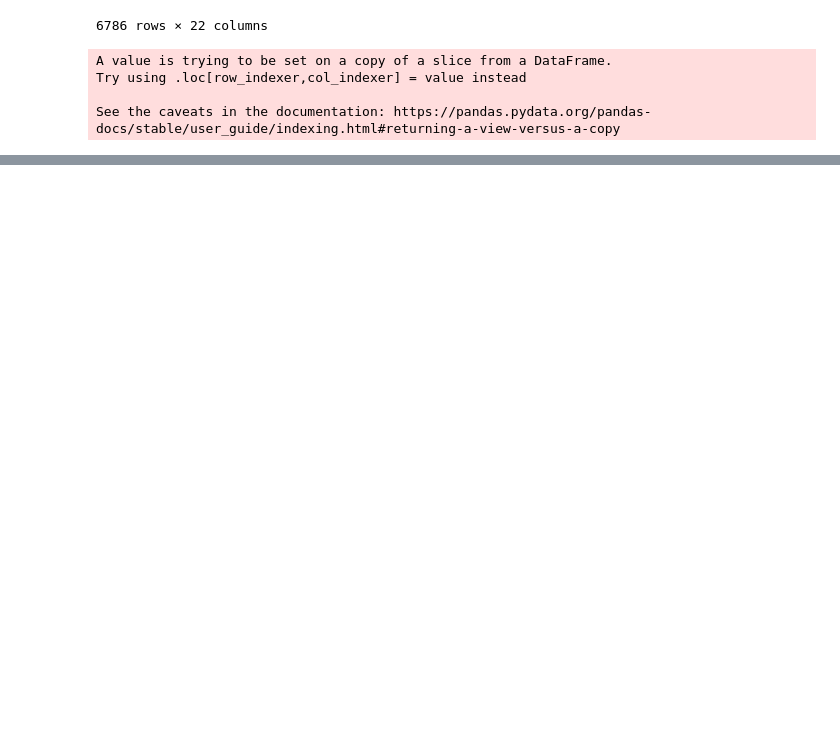
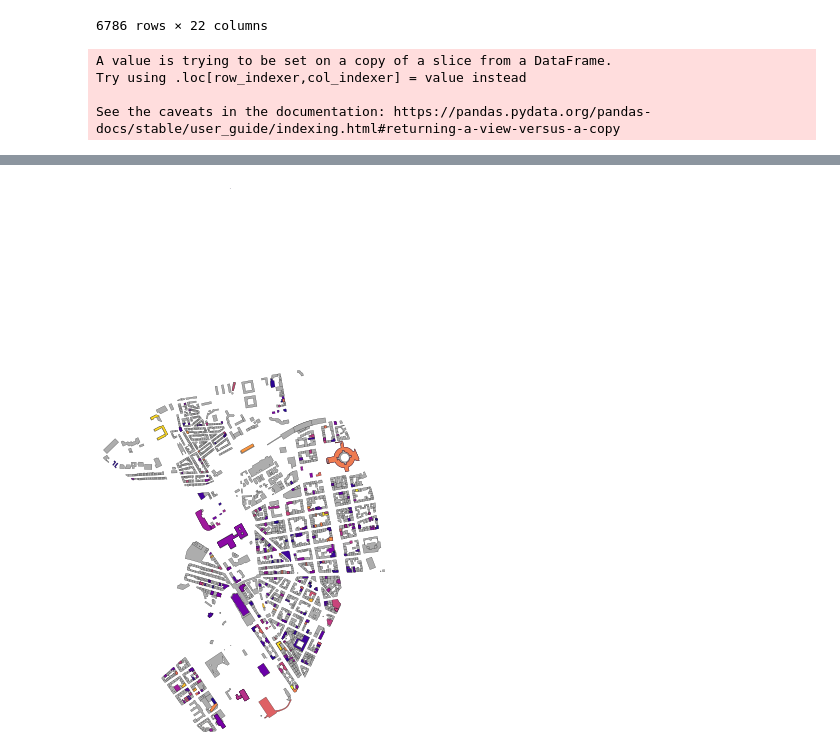
Before and after one commit to ricardozacarias/lisbon-buildings, a Jupyter notebook: construction.ipynb, the cells around one changed output, grey strips where cells are left out. Cells and saved outputs as stored; diff of their text form; code cells hidden in the pictures; blank space fills up the shorter version.

```diff
--- a/construction.ipynb
+++ b/construction.ipynb
@@ -186,0 +187,30 @@ print(cv_rfr.mean())
+# %%
+freguesias_file = 'C:/Users/Zaca/Documents/Datasets/shapefiles/lisbon/freguesias.shp'
+# city limits and subdivisions of lisbon
+freguesias = gp.read_file(freguesias_file)
+# freguesias
+# project coordinates
+freguesias = freguesias.to_crs('EPSG:3763')
+
+# filepaths
+buildings_file = 'C:/Users/Zaca/Documents/Datasets/portugal/gis_osm_buildings_a_free_1.shp'
+
+# all buildings in portugal
+buildings = gp.read_file(buildings_file)
+
+# project coordinates
+buildings = buildings.to_crs('EPSG:3763')
+
+# buildings
+# filter out all non-lisbon buildings
+buildings = buildings[buildings['geometry'].centroid.within(freguesias.unary_union)]
+
+
+# alvarás
+# filter out entries that are only changes to a construction already in progress
+alvaras = alvaras[alvaras['OP_URBANIS'] != 'Alteração Durante a Execução da Obra']
+alvaras = alvaras.to_crs('EPSG:3763')
+# %%
+location = 'Avenidas Novas'
+location_buildings = buildings[buildings['geometry'].centroid.within(freguesias[freguesias['NOME'] == location]['geometry'].values[0])]
+location_alvaras = alvaras[alvaras['FREGUESIA'] == location]
@@ -187,7 +233,9 @@ print(cv_rfr.mean())
 # %%
-base = baixa_buildings.plot(figsize=(10, 10), facecolor='#adadad', edgecolor='k', alpha=1, lw=.2)
-baixa_alvaras.plot(ax=base, facecolor=flatui[3], edgecolor='k', alpha=1, lw=.2)
+base = location_buildings.plot(figsize=(10, 10), facecolor='#adadad', edgecolor='k', alpha=1, lw=.2)
+location_alvaras.plot(ax=base, column='DEMORA', edgecolor='k', alpha=1, lw=.2, cmap='plasma')
 base.axis('off');
 base.margins(0)
 base.tick_params(left=False, labelleft=False, bottom=False, labelbottom=False)
 #plt.savefig('figures/baixa_animation_end.png', dpi=100, bbox_inches='tight', pad_inches=0, transparent=False)
+# %% [output]
+[figure, added]
```
Also changed, not shown: parts of 10 cells of this notebook.
